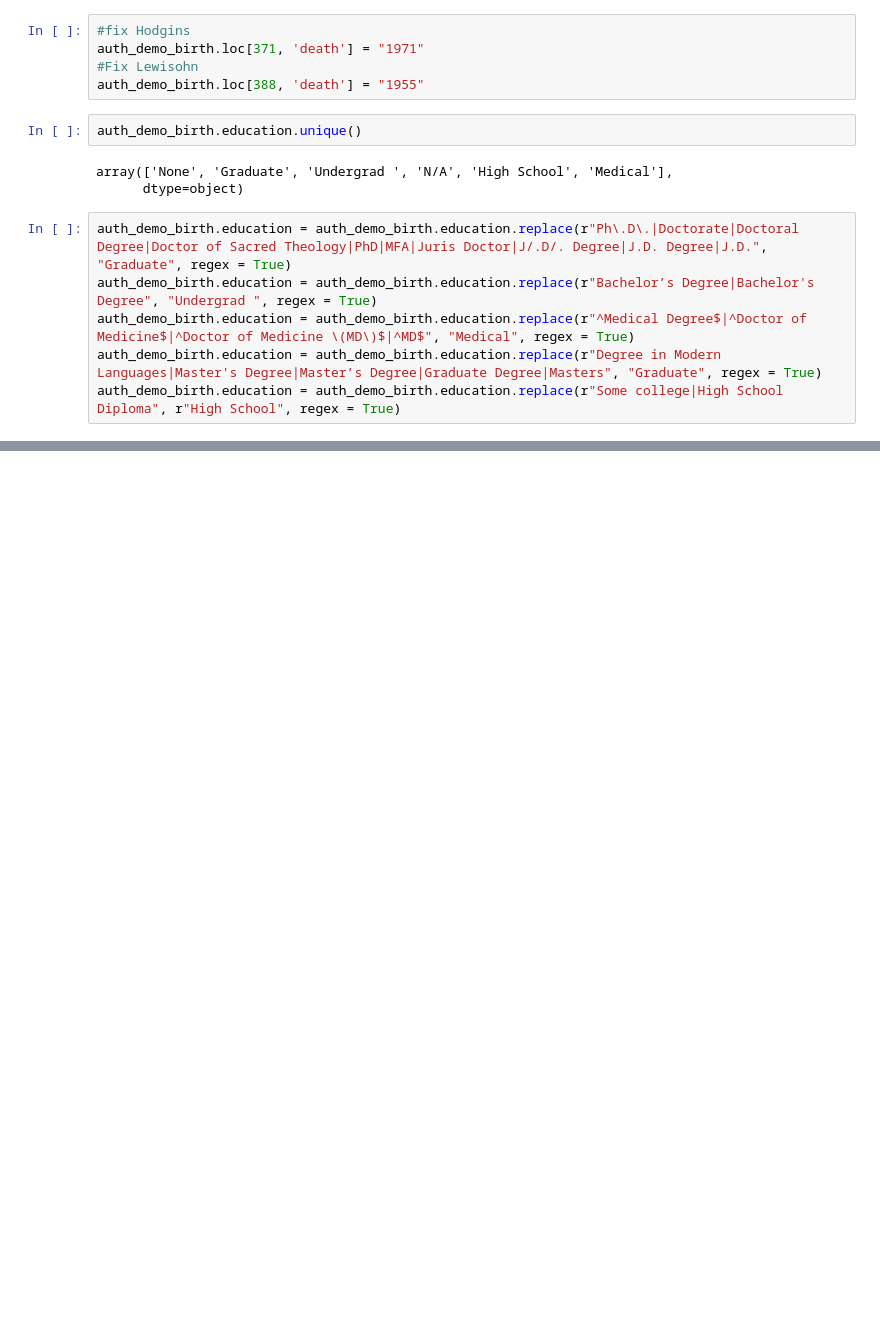
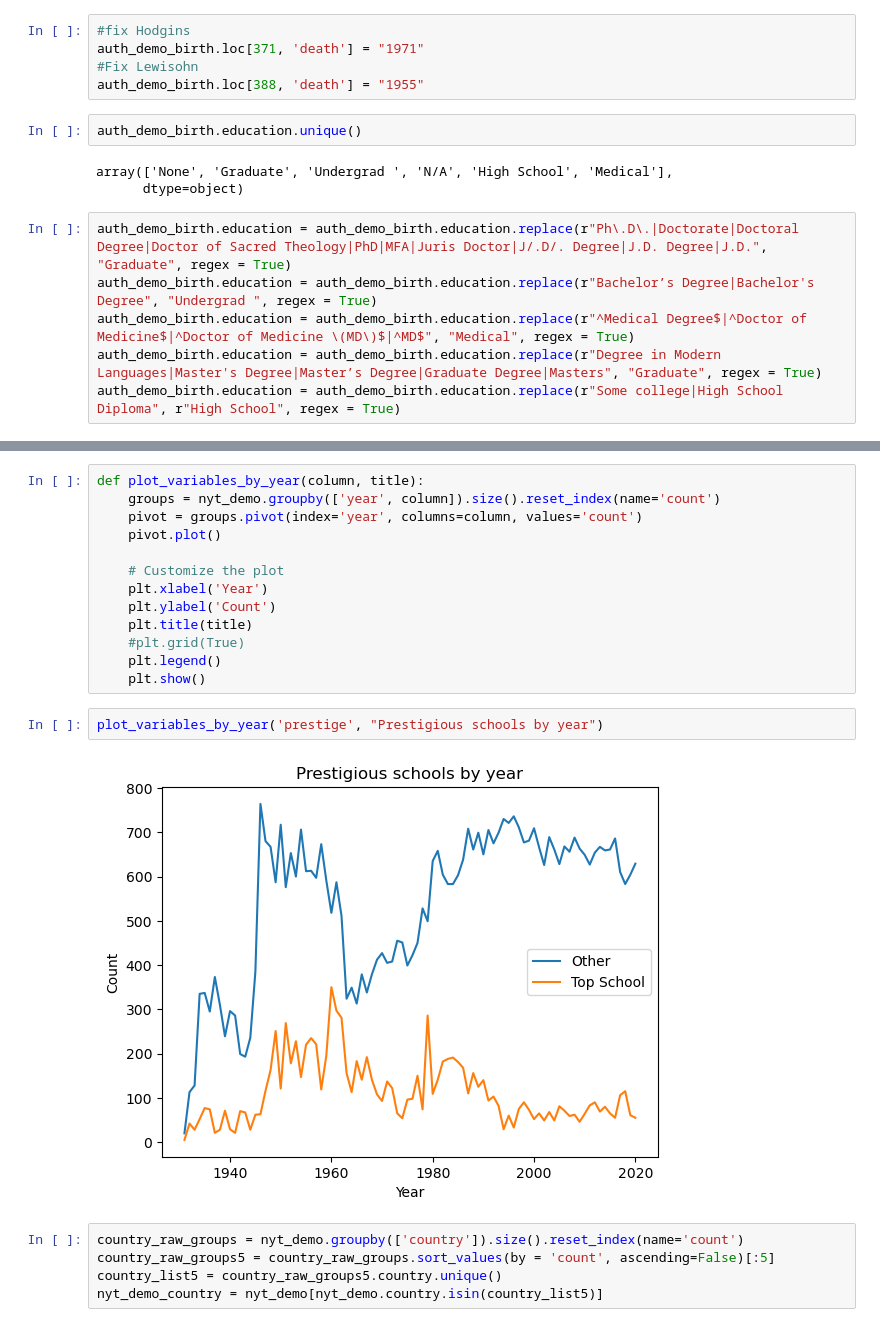
Before and after one commit to michellejm/nytimes-books, a Jupyter notebook: nytimes_cleaning.ipynb, the cells around one changed output, grey strips where cells are left out. Cells and saved outputs as stored; diff of their text form; blank space fills up the shorter version.

```diff
--- a/nytimes_cleaning.ipynb
+++ b/nytimes_cleaning.ipynb
@@ -645,0 +780,22 @@ array(['None', 'Cornell University', 'University of Nebraska-Lincoln',
+# %%
+def plot_variables_by_year(column, title):
+    groups = nyt_demo.groupby(['year', column]).size().reset_index(name='count')
+    pivot = groups.pivot(index='year', columns=column, values='count')
+    pivot.plot()
+
+    # Customize the plot
+    plt.xlabel('Year')
+    plt.ylabel('Count')
+    plt.title(title)
+    #plt.grid(True)
+    plt.legend()
+    plt.show()
+# %%
+plot_variables_by_year('prestige', "Prestigious schools by year")
+# %% [output]
+[figure, added]
+# %%
+country_raw_groups = nyt_demo.groupby(['country']).size().reset_index(name='count')
+country_raw_groups5 = country_raw_groups.sort_values(by = 'count', ascending=False)[:5]
+country_list5 = country_raw_groups5.country.unique()
+nyt_demo_country = nyt_demo[nyt_demo.country.isin(country_list5)]
```
Also changed, not shown: parts of 16 cells of this notebook, 3 other files.
